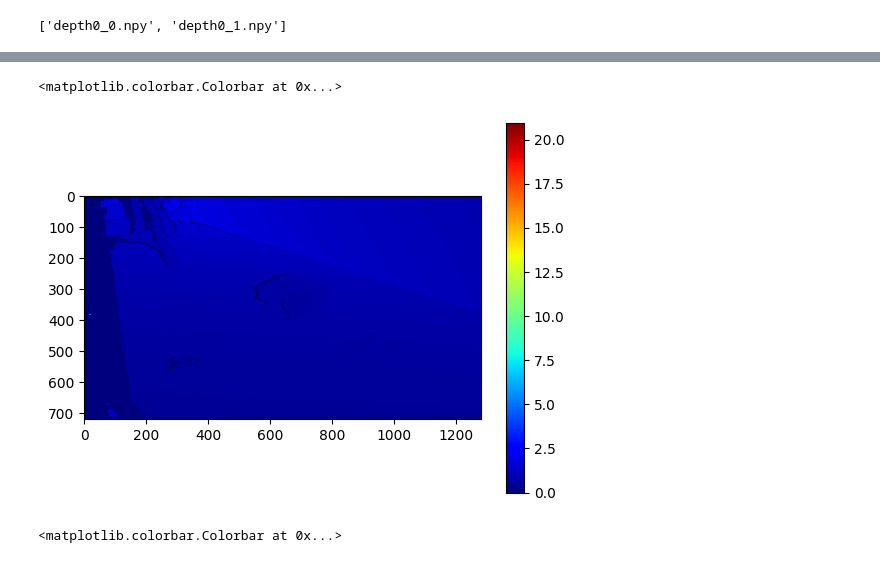
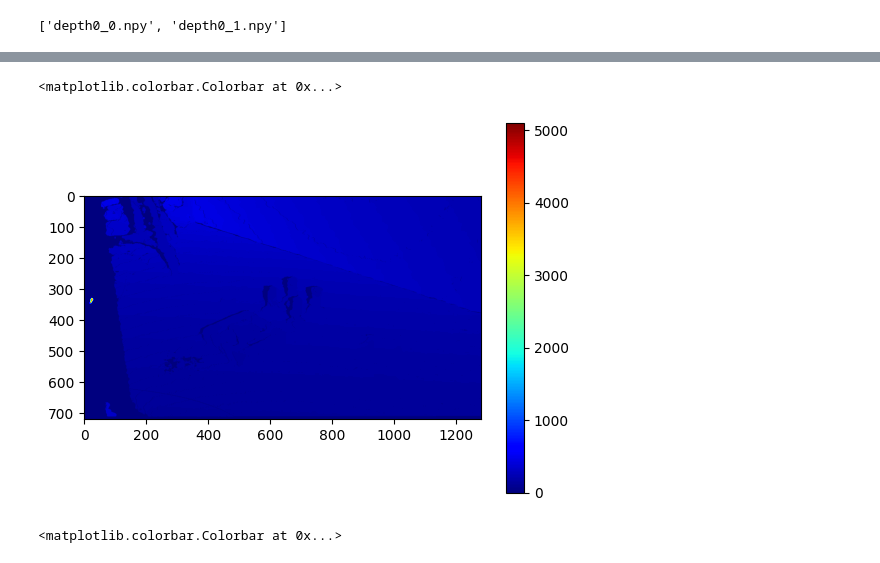
Before and after one commit to Mattia-Nardon/ip_basic, a Jupyter notebook: test.ipynb, the cells around one changed output, grey strips where cells are left out. Saved outputs shown, nothing was run; the diff lists cells and outputs as text; code cells hidden in the pictures.

```diff
--- a/test.ipynb
+++ b/test.ipynb
@@ -98,16 +143,16 @@ Median: 722.0
 import cv2
 
  # Load depth projections from uint16 image
-depth_image = cv2.imread('tmp/depth_image.png', cv2.IMREAD_ANYDEPTH)
-projected_depths = np.float32(depth_image / 256.0)
+depth_image = cv2.imread('tmp/tmp/depth0_5.png', cv2.IMREAD_ANYDEPTH)
+depth_image = np.float32(depth_image / 256.0)
 
-print(f'{projected_depths.shape}')
-print(f'Min: {np.min(projected_depths)}, Max: {np.max(projected_depths)}')
-print(f'Mean: {np.mean(projected_depths)}, Std: {np.std(projected_depths)}')
-print(f'Median: {np.median(projected_depths)}')
-print(f'{projected_depths[400:410,400:410]}')
+print(f'{depth_image.shape}')
+print(f'Min: {np.min(depth_image)}, Max: {np.max(depth_image)}')
+print(f'Mean: {np.mean(depth_image)}, Std: {np.std(depth_image)}')
+print(f'Median: {np.median(depth_image)}')
+print(f'{depth_image[400:410,400:410]}')
 
 import matplotlib.pyplot as plt
 
-plt.imshow(projected_depths, cmap='gray')
+plt.imshow(depth_image, cmap='gray')
 # %% [output]
@@ -133,10 +161,10 @@ Median: 0.703125
 # %%
 #convert map to better visualize
-plt.imshow(projected_depths, cmap='jet')
+plt.imshow(depth_image, cmap='jet')
 plt.colorbar()
 # %% [output]
 <matplotlib.colorbar.Colorbar at 0x...>
-[figure, old version]
+[figure, new version]
 # %%
 image_jet = cv2.applyColorMap(
                     np.uint8(projected_depths / np.amax(projected_depths) * 255),
```
Also changed, not shown: parts of 20 cells of this notebook, 2 other files.
